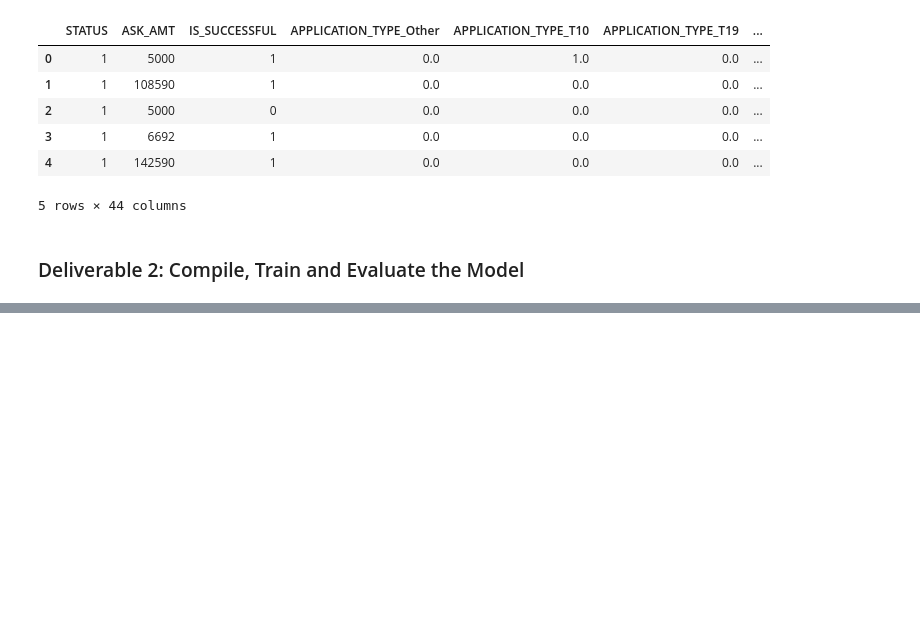
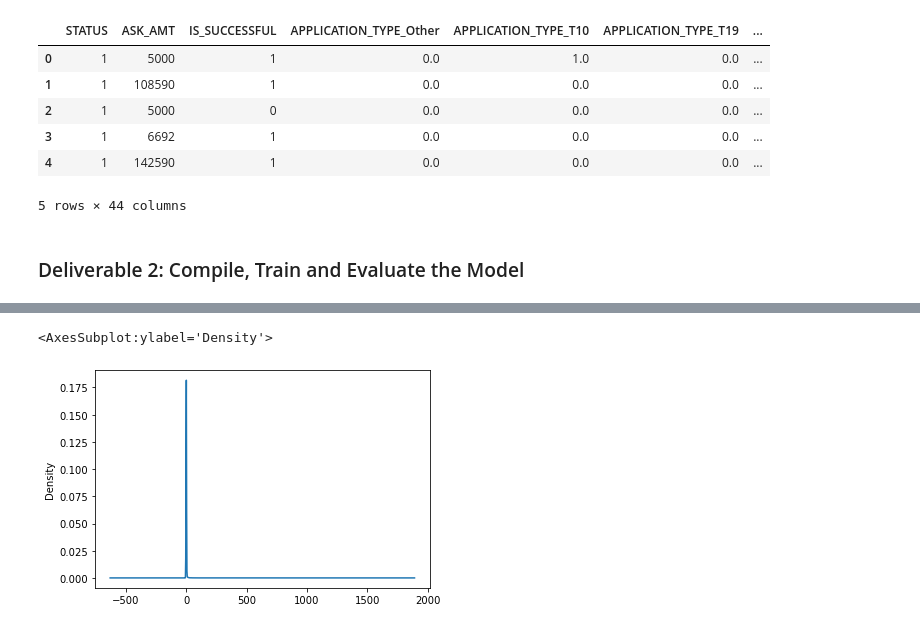
Before and after one commit to Mugunthan24/Neural_Network_Charity_Analysis, a Jupyter notebook: AlphabetSoupCharity.ipynb, the cells around one changed output, grey strips where cells are left out. Drawn from its saved outputs; the diff is of its cells as text; code cells hidden in the pictures; blank space fills up the shorter version.

Commit message:
Adding neural network code with checkpoints and using additional feature to strengthen model (NAME).

```diff
--- a/AlphabetSoupCharity.ipynb
+++ b/AlphabetSoupCharity.ipynb
@@ -267,0 +286,7 @@ Loss: 0.7554564476013184, Accuracy: 0.6382507085800171
+# %%
+# Creating new dataframe with the same data
+application_df2 = pd.read_csv("Resources/charity_data.csv")
+
+# Drop the non-beneficial ID columns, 'EIN' and 'NAME'.
+application_df2 = application_df2.drop(columns = ['EIN'])
+application_df2.head()
@@ -267,0 +300,7 @@ Loss: 0.7554564476013184, Accuracy: 0.6382507085800171
+# %%
+name_counts = application_df2["NAME"].value_counts()
+name_counts.plot.density()
+# plt.xlim(left= 0, right = 20)
+# %% [output]
+<AxesSubplot:ylabel='Density'>
+[figure, added]
```
Also changed, not shown: parts of 19 cells of this notebook, 20 other files.
